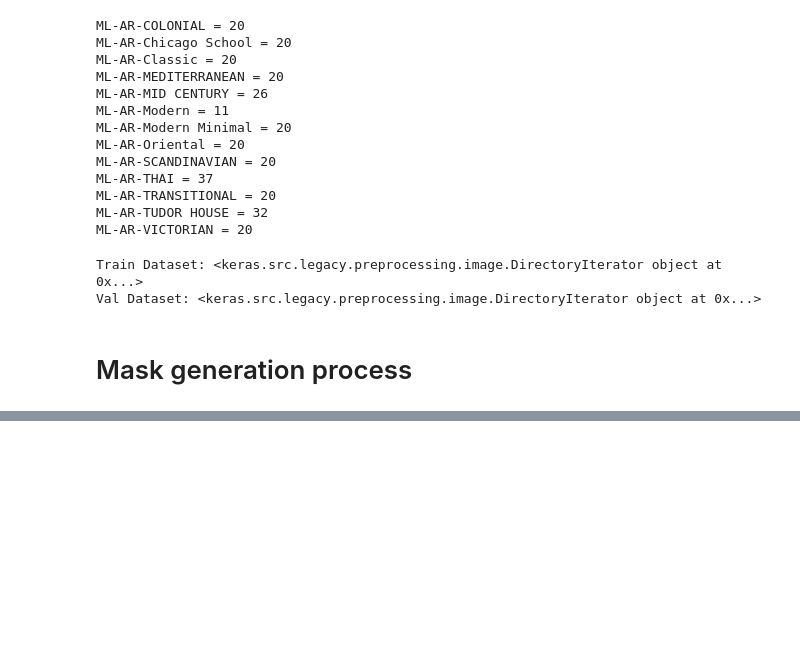
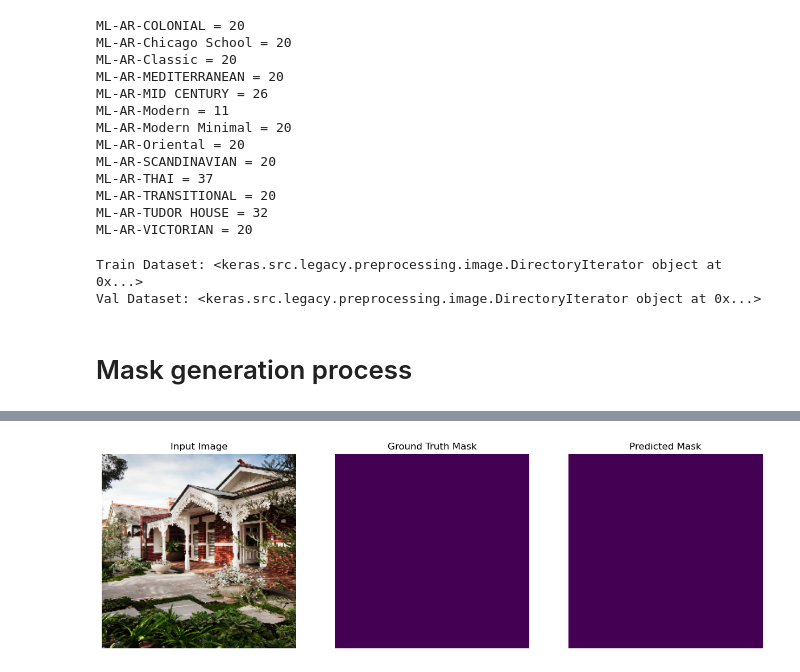
Before and after one commit to PanaritSa/House_style_ML, a Jupyter notebook: Multiclass semantic segmentation for house.ipynb, the cells around one changed output, grey strips where cells are left out. Drawn from its saved outputs; the diff is of its cells as text; code cells hidden in the pictures; blank space fills up the shorter version.

```diff
--- a/Multiclass semantic segmentation for house.ipynb
+++ b/Multiclass semantic segmentation for house.ipynb
@@ -556,0 +390,15 @@ ValueError: Argument `output` must have rank (ndim) `target.ndim - 1`. Received:
+# %%
+# Compile the model
+model = unet_model(input_size=(224, 224, 3), num_classes=len(class_labels))
+model.compile(
+    optimizer="adam",
+    loss="sparse_categorical_crossentropy",  # Sparse CE is used for integer masks
+    metrics=["accuracy"]
+)
+
+# Train the model
+history = model.fit(
+    dataset,
+    epochs=1,
+    validation_data=dataset.take(10)  # Use part of the dataset for validation
+)
@@ -556,0 +407,29 @@ ValueError: Argument `output` must have rank (ndim) `target.ndim - 1`. Received:
+# %%
+import matplotlib.pyplot as plt
+
+# Get a batch of images and masks
+for images, masks in dataset.take(1):
+    preds = model.predict(images)
+    preds = tf.argmax(preds, axis=-1).numpy()  # Convert probabilities to class labels
+    masks = tf.squeeze(masks, axis=-1).numpy()
+
+    # Display the first image, mask, and prediction
+    plt.figure(figsize=(15, 5))
+    plt.subplot(1, 3, 1)
+    plt.imshow(images[0])
+    plt.title("Input Image")
+    plt.axis("off")
+
+    plt.subplot(1, 3, 2)
+    plt.imshow(masks[0])
+    plt.title("Ground Truth Mask")
+    plt.axis("off")
+
+    plt.subplot(1, 3, 3)
+    plt.imshow(preds[0])
+    plt.title("Predicted Mask")
+    plt.axis("off")
+
+    plt.show()
+    break
+# %% [output]
@@ -556,0 +437 @@ ValueError: Argument `output` must have rank (ndim) `target.ndim - 1`. Received:
+[figure, added]
```
Also changed, not shown: parts of 11 cells of this notebook.
